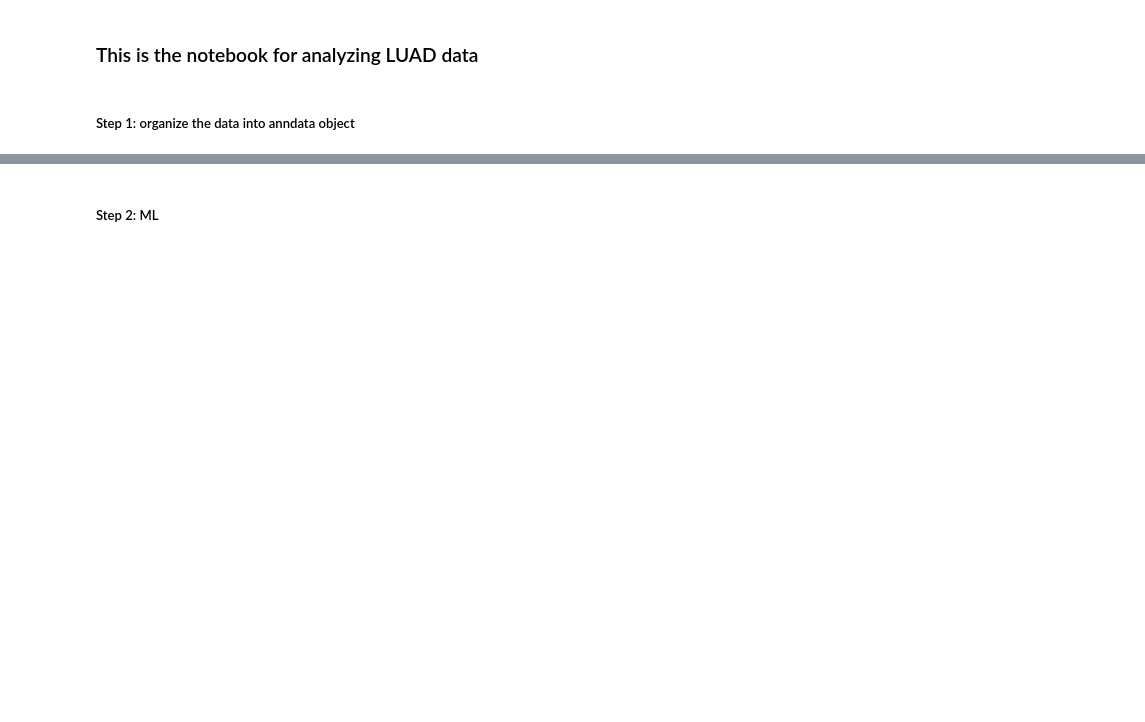
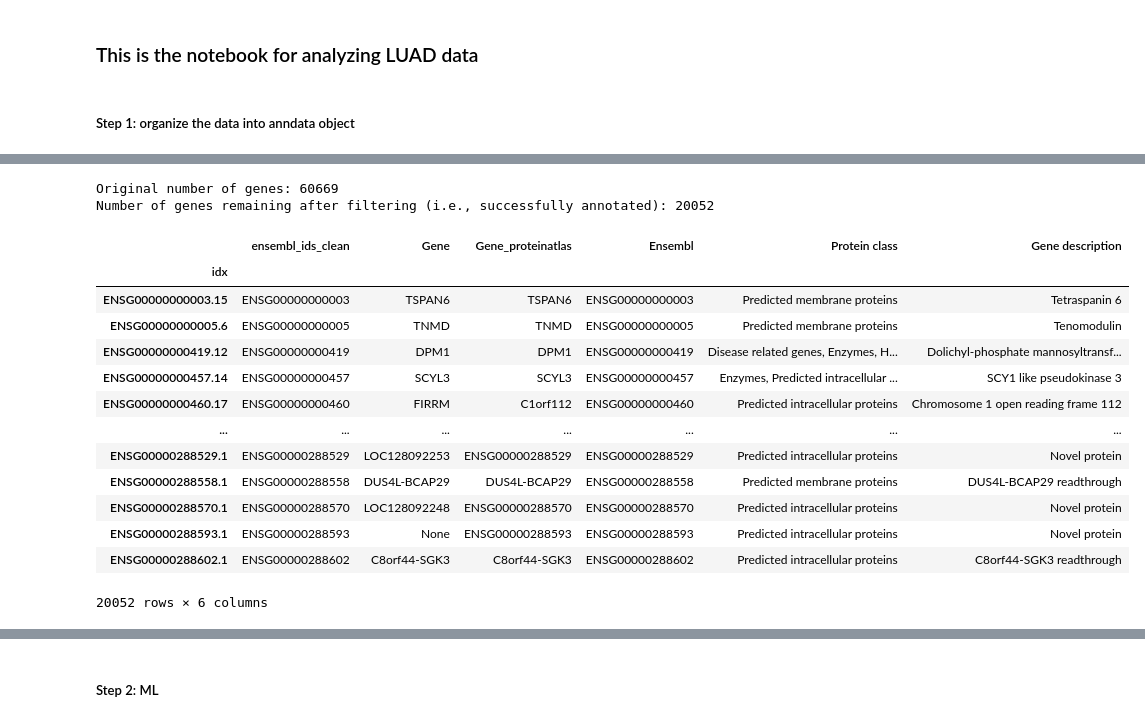
Before and after one commit to wendy27zhang/MultiOmics_cancer_landscape, a Jupyter notebook: notebooks/analysis_CCRCC.ipynb, the cells around one changed output, grey strips where cells are left out. Cells and saved outputs as stored; diff of their text form; code cells hidden in the pictures; blank space fills up the shorter version.

```diff
--- a/notebooks/analysis_CCRCC.ipynb
+++ b/notebooks/analysis_CCRCC.ipynb
@@ -137,0 +140,49 @@ adata.var
+# %%
+### Select only protein coding genes
+if omic_type == "RNAseq":
+    gene_function = pd.read_csv("../../MultiOmics_cancer_landscape_data/proteinatlas.tsv", sep="\t")
+    gene_function = gene_function.loc[:, ["Gene", "Ensembl", "Protein class", "Gene description"]]
+
+    gene_function = gene_function.drop_duplicates(subset=['Ensembl'], keep='first')
+    gene_function
+
+    ori_index = adata.var.index
+
+    # Merge into AnnData
+    adata.var = adata.var.merge(
+        gene_function,
+        left_on = "ensembl_ids_clean",
+        right_on="Ensembl",      # merge using the gene name column
+        how="left",
+        suffixes=('', '_proteinatlas')
+    )
+
+    adata.var = adata.var.set_index(ori_index)
+
+    valid_genes_mask = adata.var['Gene_proteinatlas'].notna()
+
+    adata = adata[:, valid_genes_mask].copy()
+
+    print(f"Original number of genes: {len(valid_genes_mask)}")
+    print(f"Number of genes remaining after filtering (i.e., successfully annotated): {adata.n_vars}")
+# %% [output]
+Original number of genes: 60669
+Number of genes remaining after filtering (i.e., successfully annotated): 20052
+# %%
+
+adata.var
+# %% [output]
+|  | ensembl_ids_clean | Gene | Gene_proteinatlas | Ensembl | Protein class | Gene description |
+| idx |  |  |  |  |  |  |
+| ENSG00000000003.15 | ENSG00000000003 | TSPAN6 | TSPAN6 | ENSG00000000003 | Predicted membrane proteins | Tetraspanin 6 |
+| ENSG00000000005.6 | ENSG00000000005 | TNMD | TNMD | ENSG00000000005 | Predicted membrane proteins | Tenomodulin |
+| ENSG00000000419.12 | ENSG00000000419 | DPM1 | DPM1 | ENSG00000000419 | Disease related genes, Enzymes, H... | Dolichyl-phosphate mannosyltransf... |
+| ENSG00000000457.14 | ENSG00000000457 | SCYL3 | SCYL3 | ENSG00000000457 | Enzymes, Predicted intracellular ... | SCY1 like pseudokinase 3 |
+| ENSG00000000460.17 | ENSG00000000460 | FIRRM | C1orf112 | ENSG00000000460 | Predicted intracellular proteins | Chromosome 1 open reading frame 112 |
+| ... | ... | ... | ... | ... | ... | ... |
+| ENSG00000288529.1 | ENSG00000288529 | LOC128092253 | ENSG00000288529 | ENSG00000288529 | Predicted intracellular proteins | Novel protein |
+| ENSG00000288558.1 | ENSG00000288558 | DUS4L-BCAP29 | DUS4L-BCAP29 | ENSG00000288558 | Predicted membrane proteins | DUS4L-BCAP29 readthrough |
+| ENSG00000288570.1 | ENSG00000288570 | LOC128092248 | ENSG00000288570 | ENSG00000288570 | Predicted intracellular proteins | Novel protein |
+| ENSG00000288593.1 | ENSG00000288593 | None | ENSG00000288593 | ENSG00000288593 | Predicted intracellular proteins | Novel protein |
+| ENSG00000288602.1 | ENSG00000288602 | C8orf44-SGK3 | C8orf44-SGK3 | ENSG00000288602 | Predicted intracellular proteins | C8orf44-SGK3 readthrough |
+20052 rows × 6 columns
```
Also changed, not shown: parts of 15 cells of this notebook, 12 other files.
